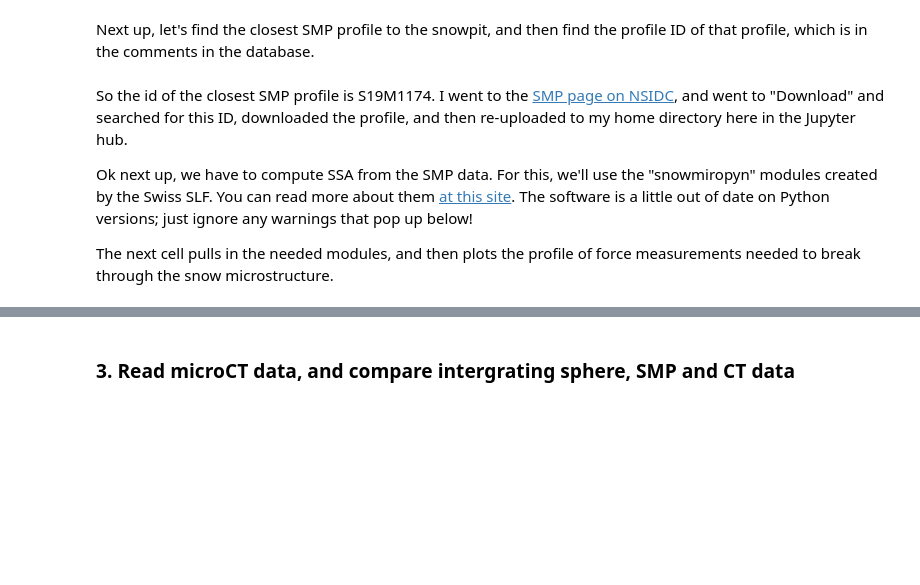
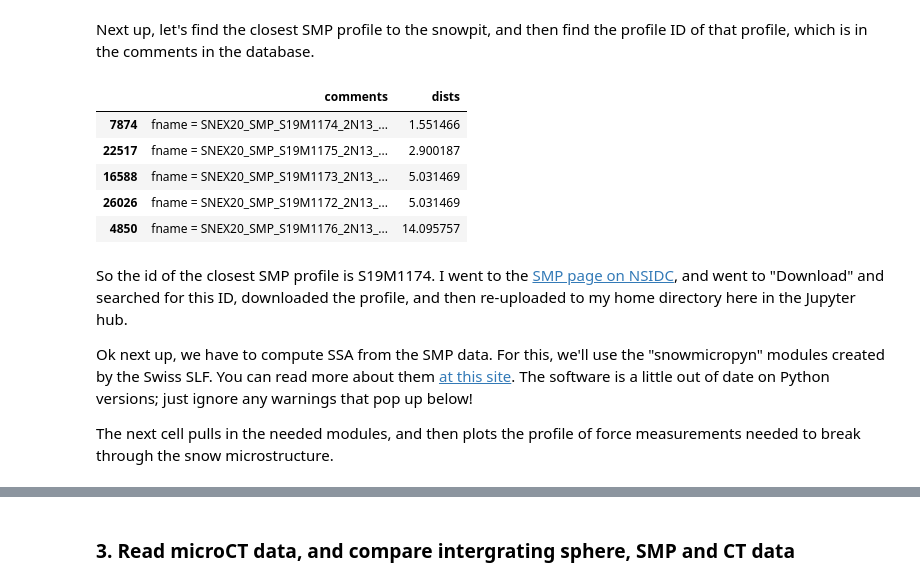
Before and after one commit to snowex-hackweek/website-2021, a Jupyter notebook: book/tutorials/microstructure/microstructure-tutorial.ipynb, the cells around one changed output, grey strips where cells are left out. Saved outputs shown, nothing was run; the diff lists cells and outputs as text; code cells hidden in the pictures; blank space fills up the shorter version.

```diff
--- a/book/tutorials/microstructure/microstructure-tutorial.ipynb
+++ b/book/tutorials/microstructure/microstructure-tutorial.ipynb
@@ -225,32 +274,39 @@ Next up, let's find the closest SMP profile to the snowpit, and then find the pr
 # %%
 # find closest SMP profile to the pit
 
 # No profile is taken at the same time, so we grab all the unique times and sort them
 times = sorted(df_smp['time'].unique())
 
 nprofiles=len(times)
 
 ids=np.empty(nprofiles)
 
 p=0
 for t in times:
     ind = df_smp['time'] == t
     data = df_smp.loc[ind].copy()
     ids[p]=data.iloc[0].id
     p+=1
 
 i_dists=df_smp['id'].isin(ids)
 
 df_smp_dists=df_smp.loc[i_dists]
 df_smp_dists=df_smp_dists.assign(dists=-1)
 df_smp_dists['dists']=np.sqrt((df_smp_dists['easting']-df_pit.iloc[0].easting)**2+(df_smp_dists['northing']-df_pit.iloc[0].northing)**2)
 
 
-df_smp_dists.sort_values(by='dists')[['comments','dists']]
+df_smp_dists.sort_values(by='dists')[['comments','dists']].head() #check out the list of profiles sorted by distance to pit
+# %% [output]
+|  | comments | dists |
+| 7874 | fname = SNEX20_SMP_S19M1174_2N13_... | 1.551466 |
+| 22517 | fname = SNEX20_SMP_S19M1175_2N13_... | 2.900187 |
+| 16588 | fname = SNEX20_SMP_S19M1173_2N13_... | 5.031469 |
+| 26026 | fname = SNEX20_SMP_S19M1172_2N13_... | 5.031469 |
+| 4850 | fname = SNEX20_SMP_S19M1176_2N13_... | 14.095757 |
 # %% [markdown]
 So the id of the closest SMP profile is S19M1174.  I went to the [SMP page on NSIDC](https://nsidc.org/data/SNEX20_SMP/versions/1), and went to "Download" and searched for this ID, downloaded the profile, and then re-uploaded to my home directory here in the Jupyter hub.
 
-Ok next up, we have to compute SSA from the SMP data. For this, we'll use the "snowmiropyn" modules created by the Swiss SLF. You can read more about them [at this site](https://snowmicropyn.readthedocs.io/en/latest/). The software is a little out of date on Python versions; just ignore any warnings that pop up below!
+Ok next up, we have to compute SSA from the SMP data. For this, we'll use the "snowmicropyn" modules created by the Swiss SLF. You can read more about them [at this site](https://snowmicropyn.readthedocs.io/en/latest/). The software is a little out of date on Python versions; just ignore any warnings that pop up below!
 
 The next cell pulls in the needed modules, and then plots the profile of force measurements needed to break through the snow microstructure.
 # %%
```
Also changed, not shown: parts of 22 cells of this notebook, 6 other files.
